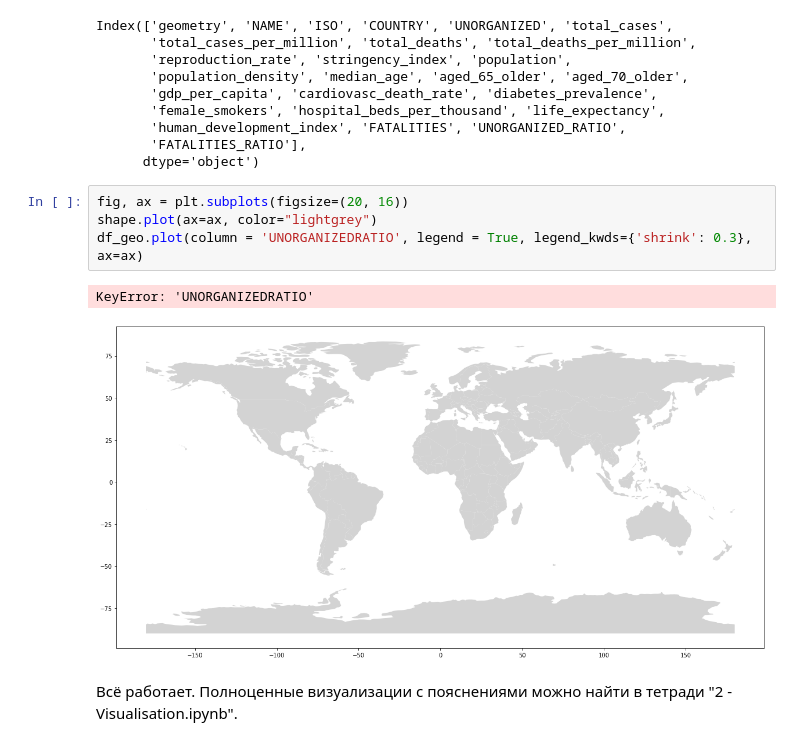
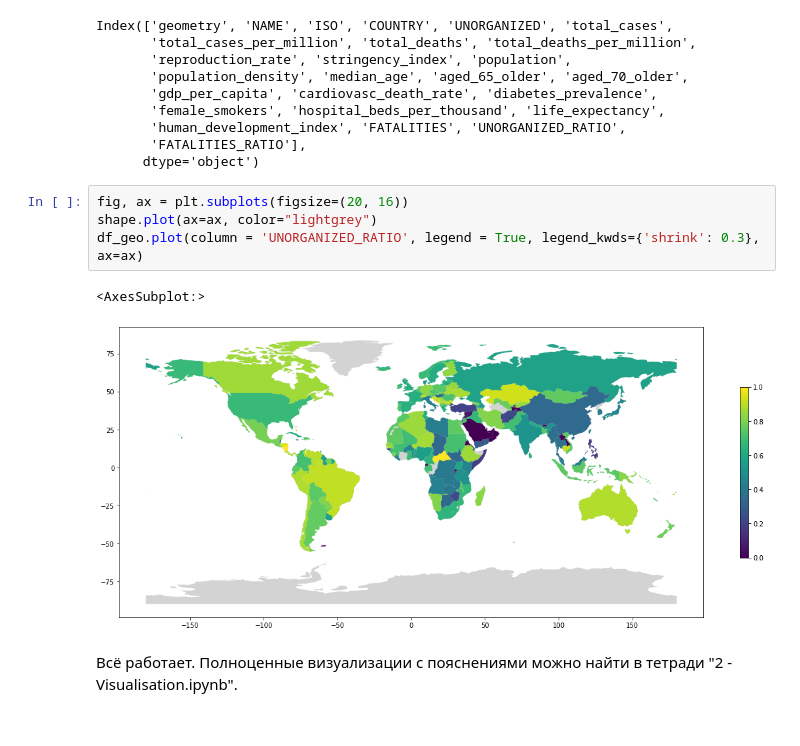
Before and after one commit to Shanskov/andan_project, a Jupyter notebook: 1.5 - Road to Visualisation.ipynb, the cells around one changed output. Drawn from its saved outputs; the diff is of its cells as text.

```diff
--- a/1.5 - Road to Visualisation.ipynb
+++ b/1.5 - Road to Visualisation.ipynb
@@ -252,10 +252,10 @@ Index(['geometry', 'NAME', 'ISO', 'COUNTRY', 'UNORGANIZED', 'total_cases',
 # %%
 fig, ax = plt.subplots(figsize=(20, 16))
 shape.plot(ax=ax, color="lightgrey")
-df_geo.plot(column = 'UNORGANIZEDRATIO', legend = True, legend_kwds={'shrink': 0.3}, ax=ax)
+df_geo.plot(column = 'UNORGANIZED_RATIO', legend = True, legend_kwds={'shrink': 0.3}, ax=ax)
 # %% [output]
-KeyError: 'UNORGANIZEDRATIO'
+<AxesSubplot:>
-[figure, old version]
+[figure, new version]
 # %% [markdown]
 Всё работает. Полноценные визуализации с пояснениями можно найти в тетради "2 - Visualisation.ipynb".
 # %% [markdown]
```
